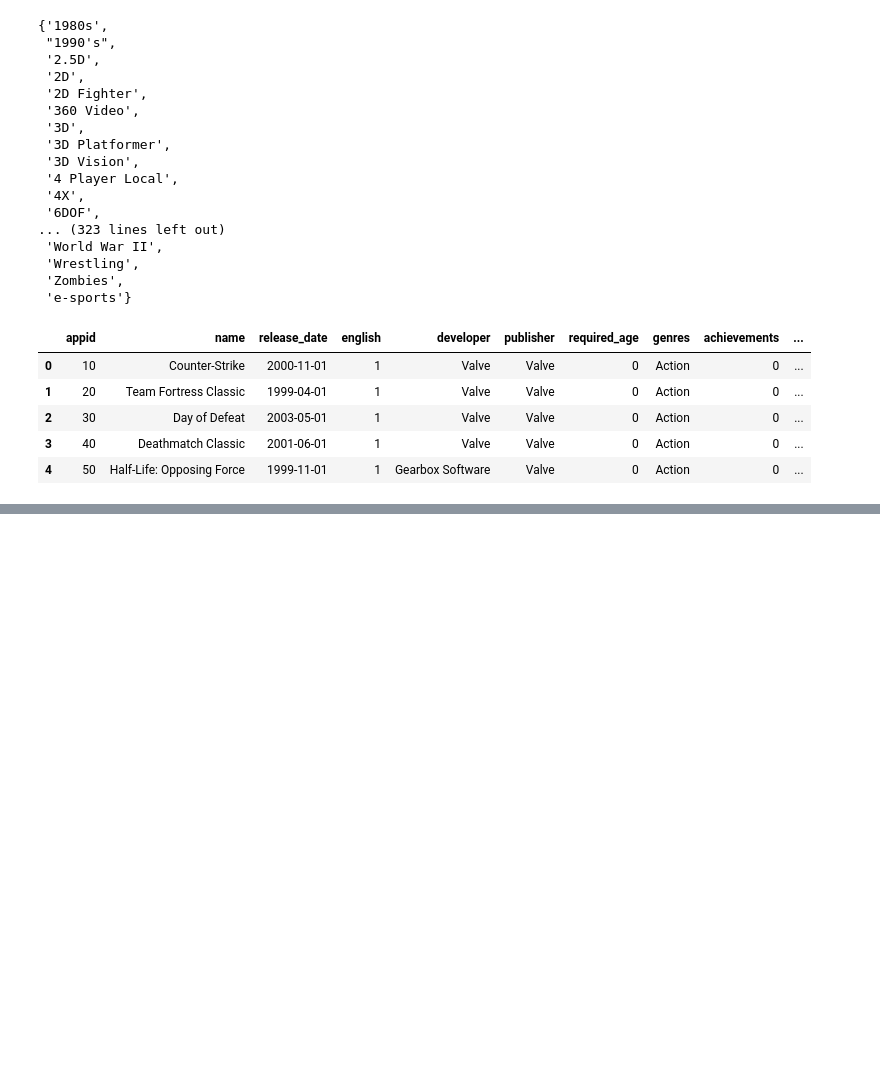
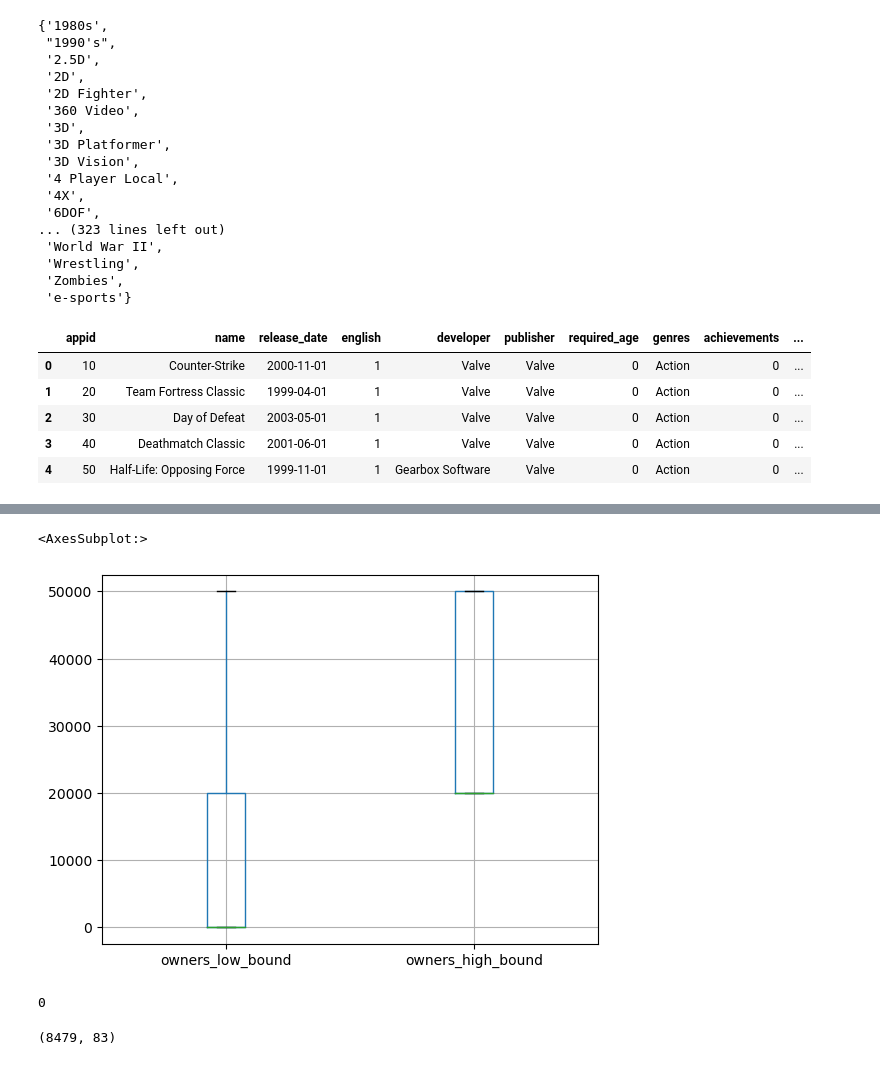
Before and after one commit to Emanum/TU_Visual_Data_Science, a Jupyter notebook: lab2/Steam-Analysis.ipynb, the cells around one changed output, grey strips where cells are left out. Cells and saved outputs as stored; diff of their text form; code cells hidden in the pictures; blank space fills up the shorter version.

```diff
--- a/lab2/Steam-Analysis.ipynb
+++ b/lab2/Steam-Analysis.ipynb
@@ -20,4 +20,5 @@ plt.rcdefaults()
 # sns.set() # default seaborn style
 # %%
 df = pd.read_csv(
-    filepath_or_buffer = 'datasets\steam\steam.csv',sep=',', decimal = ".", )
+    filepath_or_buffer = 'datasets/steam/steam.csv',sep=',', decimal = ".", )
+list(df.columns)
@@ -121,7 +141,7 @@ def calc_rating(row):
 # %%
 def pre_process():
     """Preprocess Steam dataset for exploratory analysis."""
-    df = pd.read_csv(filepath_or_buffer = 'datasets\steam\steam.csv',sep=',', decimal = ".")
+    df = pd.read_csv(filepath_or_buffer = 'datasets/steam/steam.csv',sep=',', decimal = ".")
 
     # keep lower and higher bound of owners column, as integer
     df['owners_low_bound'] = df['owners'].str.split('-').apply(lambda x: x[0]).astype(int)
@@ -147,6 +167,7 @@ def pre_process():
     return df
 # %%
 processedDF = pre_process()
+pDF = processedDF
 # %%
 processedDF.head()
 # %% [output]
@@ -178,0 +199,17 @@ list(processedDF.columns)
+# %%
+pDF.boxplot(column=['owners_low_bound','owners_high_bound'], return_type='axes',showfliers=False)
+# %% [output]
+<AxesSubplot:>
+[figure, added]
+# %%
+# Get names of indexes for which column Age has value 30
+indexNames = pDF[ pDF['owners_low_bound'] < 5000 ].index
+# Delete these row indexes from dataFrame
+pDF.drop(indexNames , inplace=True)
+len(indexNames)
+# %% [output]
+0
+# %%
+pDF.shape
+# %% [output]
+(8479, 83)
```
Also changed, not shown: parts of 8 cells of this notebook.
